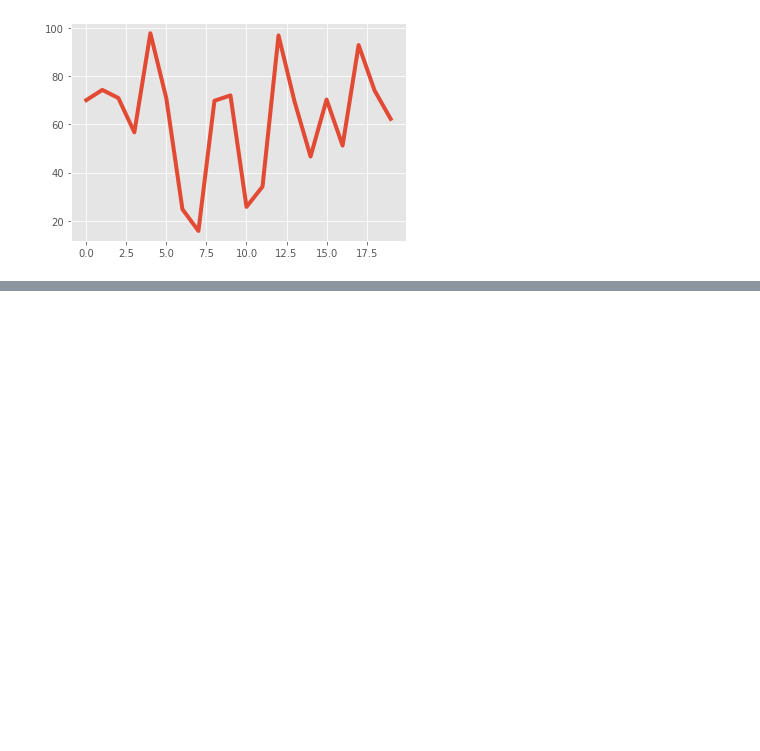
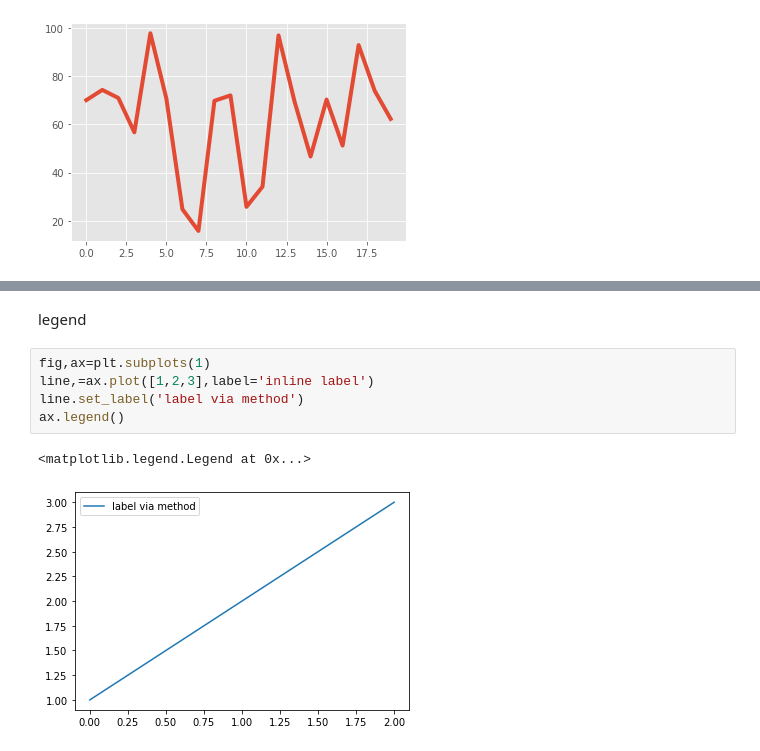
Before and after one commit to apricoteriop456/whh-python-homework, a Jupyter notebook: matplotlib_exercises.ipynb, the cells around one changed output, grey strips where cells are left out. Saved outputs shown, nothing was run; the diff lists cells and outputs as text; blank space fills up the shorter version.

Commit message:
matplot_homework

```diff
--- a/matplotlib_exercises.ipynb
+++ b/matplotlib_exercises.ipynb
@@ -414,0 +420,10 @@ plt.show()
+# %% [markdown]
+legend
+# %%
+fig,ax=plt.subplots(1)
+line,=ax.plot([1,2,3],label='inline label')
+line.set_label('label via method')
+ax.legend()
+# %% [output]
+<matplotlib.legend.Legend at 0x...>
+[figure, added]
```
Also changed, not shown: parts of 12 cells of this notebook, 5 other files.
